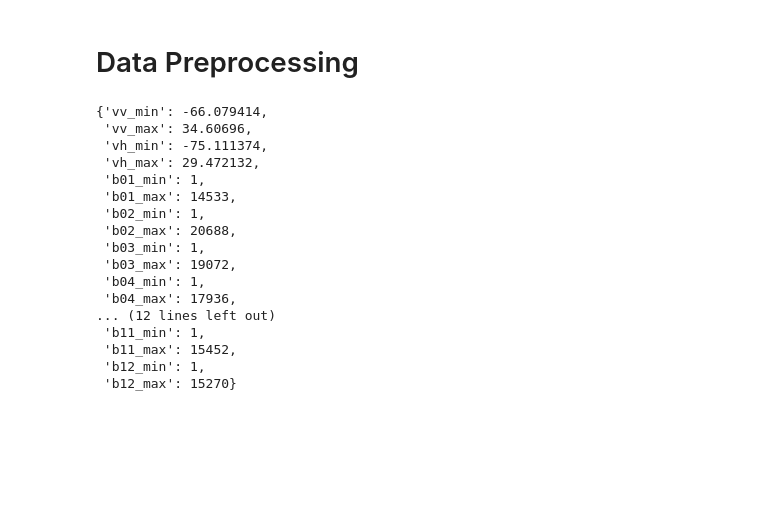
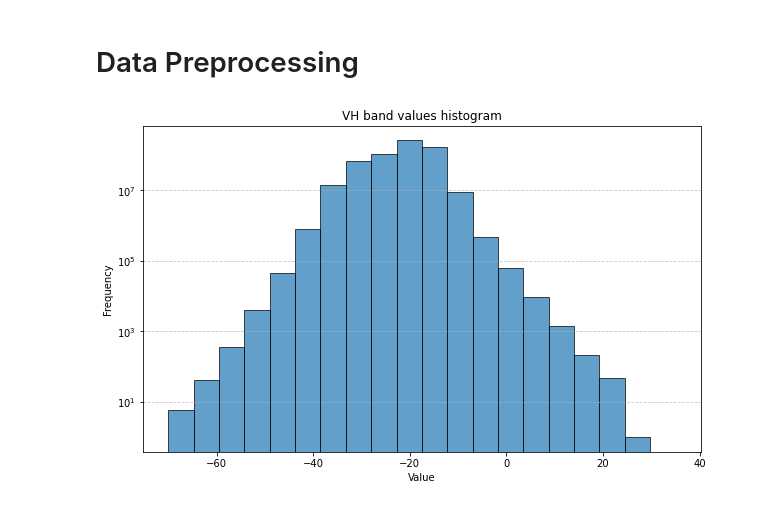
Before and after one commit to emirhansarioglu/Cross-Modal-Learning, a Jupyter notebook: SentinelDataPreparer.ipynb, the cells around one changed output. Drawn from its saved outputs; the diff is of its cells as text; code cells hidden in the pictures; blank space fills up the shorter version.

```diff
--- a/SentinelDataPreparer.ipynb
+++ b/SentinelDataPreparer.ipynb
@@ -35,14 +35,14 @@ VV Polarization (Vertical Transmit and Vertical Receive) is sensitive to vertica
 
 VH Polarization (Vertical Transmit and Horizontal Receive) is more sensitive to complex and rough surfaces that cause depolarization of the radar signal. It captures more information from surfaces that scatter the radar wave in multiple directions, such as vegetation, rough terrain, and heterogeneous surfaces.
 # %%
-s1_tiff_files = [file for file in os.listdir(os.path.join(s1_folder, s1_tiles[0], s1_tile_patches[0]))]
+s1_tiff_files = [file for file in os.listdir(os.path.join(s1_folder, s1_tiles[0], s1_tile_sample_patch[0]))]
 print(s1_tiff_files)
 # %% [output]
 ['S1A_IW_GRDH_1SDV_20170613T165043_33UUP_61_39_VH.tif', 'S1A_IW_GRDH_1SDV_20170613T165043_33UUP_61_39_VV.tif']
 # %%
-with rasterio.open(os.path.join(s1_folder, s1_tiles[0], s1_tile_patches[0], s1_tiff_files[0])) as src:
+with rasterio.open(os.path.join(s1_folder, s1_tiles[0], s1_tile_sample_patch[0], s1_tiff_files[0])) as src:
     sample_VH = src.read()
-with rasterio.open(os.path.join(s1_folder, s1_tiles[0], s1_tile_patches[0], s1_tiff_files[1])) as src:
+with rasterio.open(os.path.join(s1_folder, s1_tiles[0], s1_tile_sample_patch[0], s1_tiff_files[1])) as src:
     sample_VV = src.read()
 
 print("VV band shape: ", sample_VV.shape)
@@ -148,5 +192,0 @@ s2_tiles = [os.path.join(s2_folder, tile) for tile in s2_tiles]
-# %%
-def extract_tile_from_patch(patch):
-    parts = patch.split('_')
-    tile = '_'.join(parts[:-3])
-    return tile
@@ -313,20 +195,0 @@ for s2_tile in tqdm(s2_tiles[:40]):
-# %%
-min_max_dict
-# %% [output]
-{'vv_min': -66.079414,
- 'vv_max': 34.60696,
- 'vh_min': -75.111374,
- 'vh_max': 29.472132,
- 'b01_min': 1,
- 'b01_max': 14533,
- 'b02_min': 1,
- 'b02_max': 20688,
- 'b03_min': 1,
- 'b03_max': 19072,
- 'b04_min': 1,
- 'b04_max': 17936,
-... (12 lines left out)
- 'b11_min': 1,
- 'b11_max': 15452,
- 'b12_min': 1,
- 'b12_max': 15270}
@@ -350,0 +196,6 @@ def normalize_s2(arr):
+# %%
+# indicator should be 3 for s1 and 2 for s2 due to a difference in folder structure between them
+def extract_tile_from_patch(patch, indicator):
+    parts = patch.split('_')
+    tile = '_'.join(parts[:-indicator])
+    return tile
@@ -350,0 +204,26 @@ def normalize_s2(arr):
+# %%
+num_bins = 20
+hist_bins = np.linspace(-80, 30, num_bins + 1)  # Define bin edges for each band individually
+hist_counts = np.zeros(num_bins)
+band_string = '_VH.tif'
+for _, row in tqdm(train_portugal_df.iterrows()):
+    s1_patch = row['s1_name']
+    s1_tile = extract_tile_from_patch(s1_patch, 3)
+    s1_patch_path = os.path.join(s1_folder, s1_tile, s1_patch)
+    with rasterio.open(os.path.join(s1_patch_path, os.path.basename(s1_patch_path) + band_string)) as src:
+        band = src.read()
+        band = band.squeeze().flatten()
+        counts, _ = np.histogram(band, bins=hist_bins)
+        hist_counts += counts
+
+# accumulated histogram
+plt.figure(figsize=(10, 6))
+plt.bar(hist_bins[:-1], hist_counts, width=(hist_bins[1] - hist_bins[0]), edgecolor='black', alpha=0.7, align='edge')
+plt.xlabel('Value')
+plt.ylabel('Frequency')
+plt.title('VH band values histogram')
+plt.yscale('log')  # log scale for better visibility of outliers
+plt.grid(axis='y', linestyle='--', alpha=0.7)
+plt.show()
+# %% [output]
+[figure, added]
```
Also changed, not shown: parts of 65 cells of this notebook.
